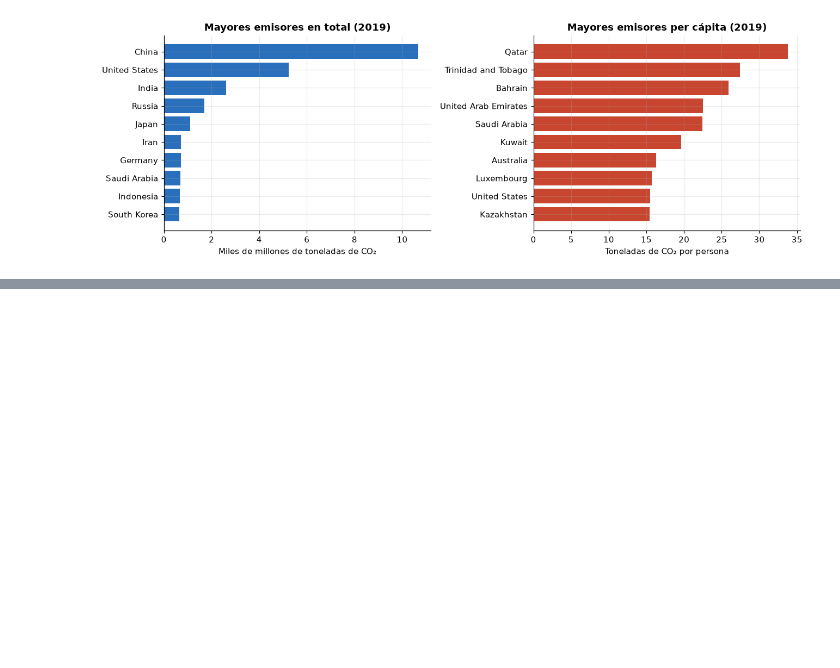
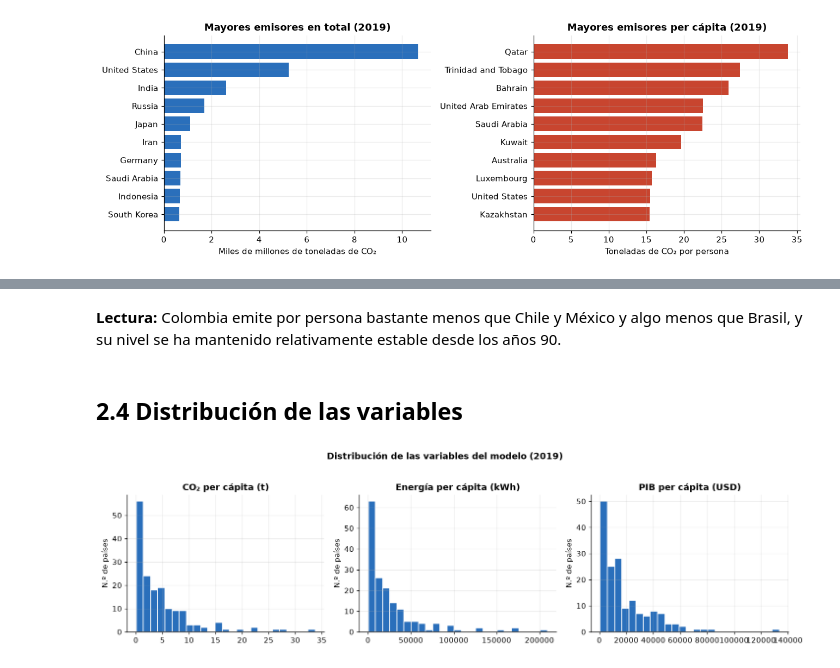
Before and after one commit to SebastianJerez18/proyecto-final-co2, a Jupyter notebook: notebooks/02_visualizacion.ipynb, the cells around one changed output, grey strips where cells are left out. Drawn from its saved outputs; the diff is of its cells as text; code cells hidden in the pictures; blank space fills up the shorter version.

```diff
--- a/notebooks/02_visualizacion.ipynb
+++ b/notebooks/02_visualizacion.ipynb
@@ -65,0 +88,14 @@ plt.tight_layout(); plt.show()
+# %% [markdown]
+**Lectura:** Colombia emite por persona bastante menos que Chile y México y algo menos que Brasil, y su nivel se ha mantenido relativamente estable desde los años 90.
+# %% [markdown]
+## 2.4 Distribución de las variables
+# %%
+fig, axes = plt.subplots(1, 3, figsize=(13, 3.6))
+for ax, col, titulo in zip(axes, ["co2_per_capita", "energy_per_capita", "gdp_per_capita"],
+                           ["CO₂ per cápita (t)", "Energía per cápita (kWh)", "PIB per cápita (USD)"]):
+    ax.hist(limpio[col], bins=25, color=AZUL, edgecolor="white")
+    ax.set_title(titulo); ax.set_ylabel("N.º de países")
+plt.suptitle(f"Distribución de las variables del modelo ({ANIO})", y=1.03, fontweight="bold")
+plt.tight_layout(); plt.show()
+# %% [output]
+[figure, added]
```
Also changed, not shown: parts of 3 cells of this notebook.
